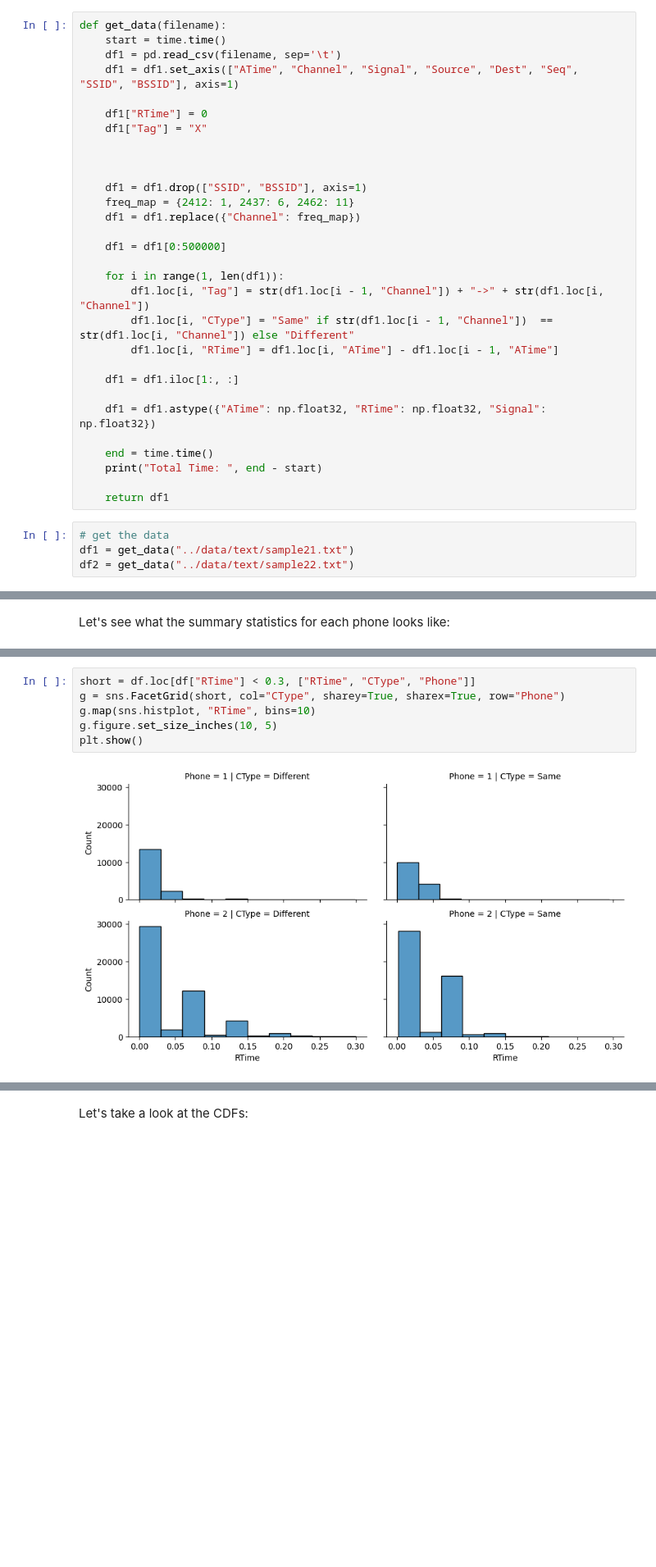
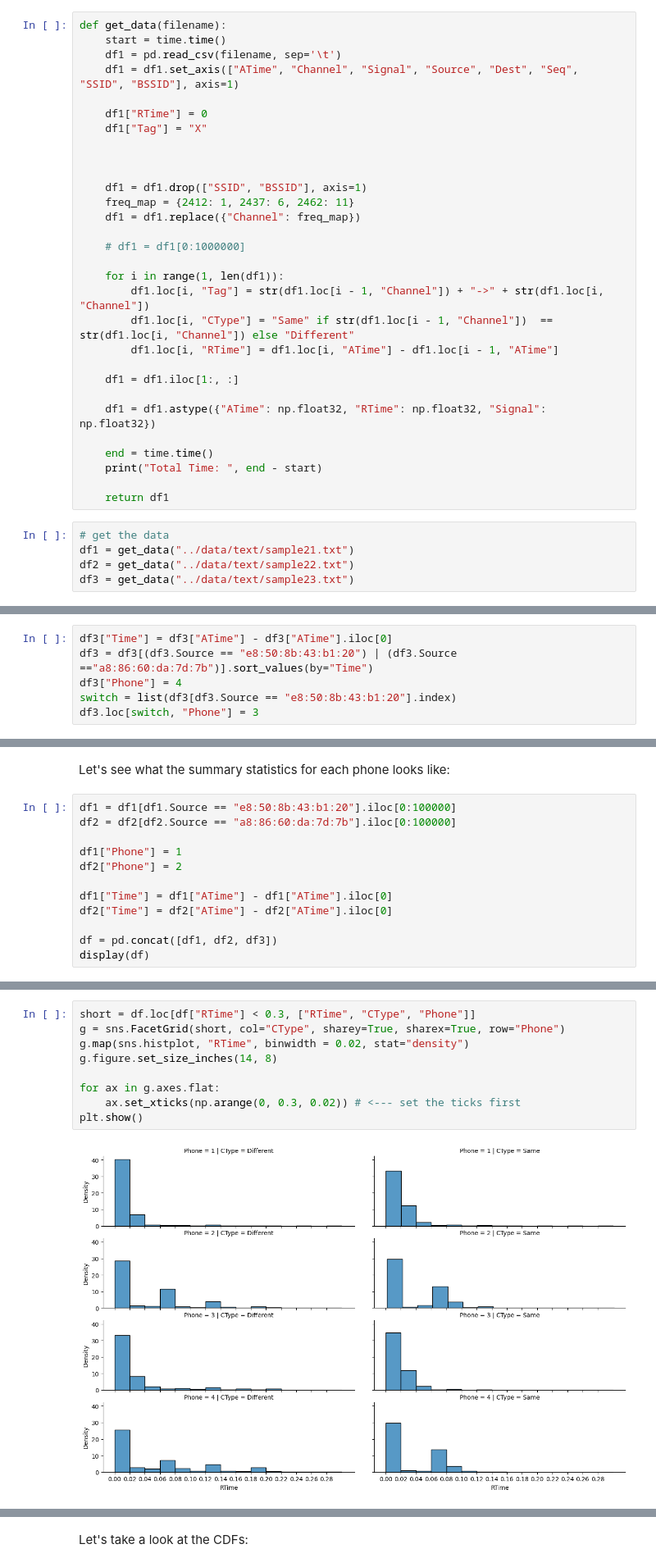
Before and after one commit to jdeinum/SDR, a Jupyter notebook: analysis/sdr_v3.ipynb, the cells around one changed output, grey strips where cells are left out. Shown at 82% size. Drawn from its saved outputs; the diff is of its cells as text; blank space fills up the shorter version.

```diff
--- a/analysis/sdr_v3.ipynb
+++ b/analysis/sdr_v3.ipynb
@@ -23,7 +25,7 @@ def get_data(filename):
     freq_map = {2412: 1, 2437: 6, 2462: 11}
     df1 = df1.replace({"Channel": freq_map})
 
-    df1 = df1[0:500000]
+    # df1 = df1[0:1000000]
 
     for i in range(1, len(df1)):
         df1.loc[i, "Tag"] = str(df1.loc[i - 1, "Channel"]) + "->" + str(df1.loc[i, "Channel"])
@@ -42,4 +44,5 @@ def get_data(filename):
 # get the data
 df1 = get_data("../data/text/sample21.txt")
 df2 = get_data("../data/text/sample22.txt")
+df3 = get_data("../data/text/sample23.txt")
 # %% [output]
@@ -48,3 +52,9 @@ Total Time:  106.93553829193115
+# %%
+df3["Time"] = df3["ATime"] - df3["ATime"].iloc[0]
+df3 = df3[(df3.Source == "e8:50:8b:43:b1:20") | (df3.Source =="a8:86:60:da:7d:7b")].sort_values(by="Time")
+df3["Phone"] = 4
+switch = list(df3[df3.Source == "e8:50:8b:43:b1:20"].index)
+df3.loc[switch, "Phone"] = 3
 # %% [markdown]
 First, we need to make sure we keep only the packets that we are interested in. We'll do this by looking for the MAC address that occurs the most frequently nearby the network cards.
 # %%
@@ -116,2 +100,14 @@ display(df)
 # %% [markdown]
 Let's see what the summary statistics for each phone looks like:
+# %%
+df1 = df1[df1.Source == "e8:50:8b:43:b1:20"].iloc[0:100000]
+df2 = df2[df2.Source == "a8:86:60:da:7d:7b"].iloc[0:100000]
+
+df1["Phone"] = 1
+df2["Phone"] = 2
+
+df1["Time"] = df1["ATime"] - df1["ATime"].iloc[0]
+df2["Time"] = df2["ATime"] - df2["ATime"].iloc[0]
+
+df = pd.concat([df1, df2, df3])
+display(df)
@@ -140,11 +157,14 @@ df[["Phone", "Tag", "RTime"]].groupby(["Tag", "Phone"]).describe()
 # %%
 short = df.loc[df["RTime"] < 0.3, ["RTime", "CType", "Phone"]]
 g = sns.FacetGrid(short, col="CType", sharey=True, sharex=True, row="Phone")
-g.map(sns.histplot, "RTime", bins=10)
-g.figure.set_size_inches(10, 5)
+g.map(sns.histplot, "RTime", binwidth = 0.02, stat="density")
+g.figure.set_size_inches(14, 8)
+
+for ax in g.axes.flat:
+    ax.set_xticks(np.arange(0, 0.3, 0.02)) # <--- set the ticks first
 plt.show()
 # %% [output]
-[figure, old version]
+[figure, new version]
 # %%
 ds = df[df.RTime < 0.5].sort_values(by="Time")
 sns.violinplot(ds, x="CType", y="RTime", hue="Phone")
```
Also changed, not shown: parts of 17 cells of this notebook.
